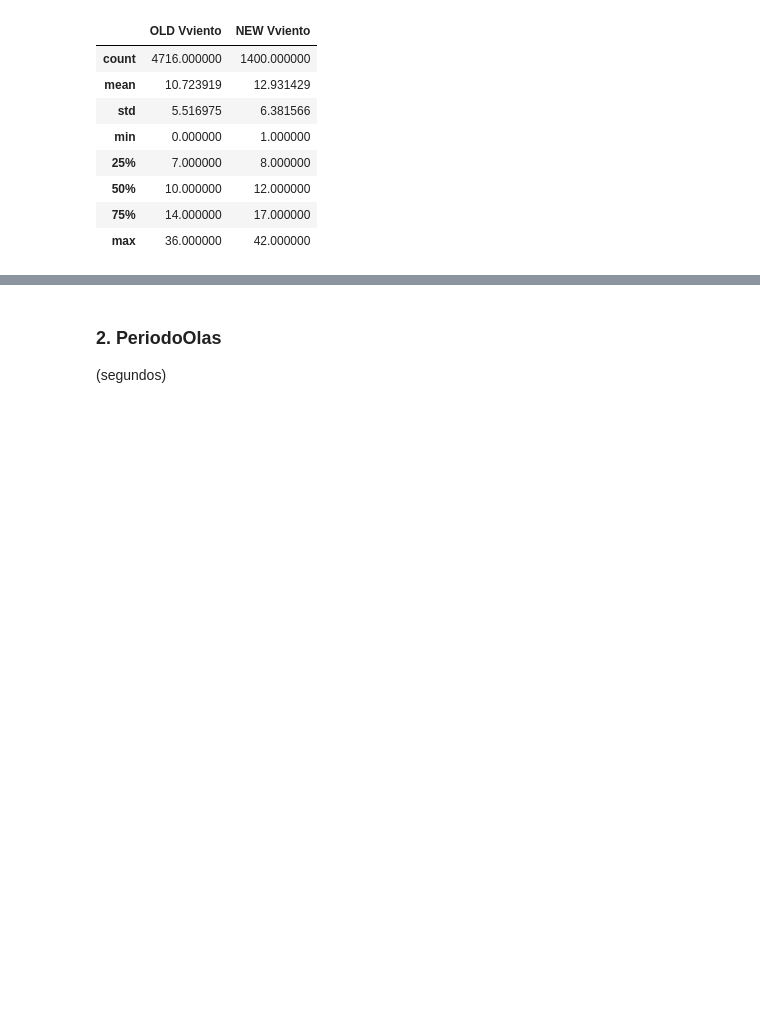
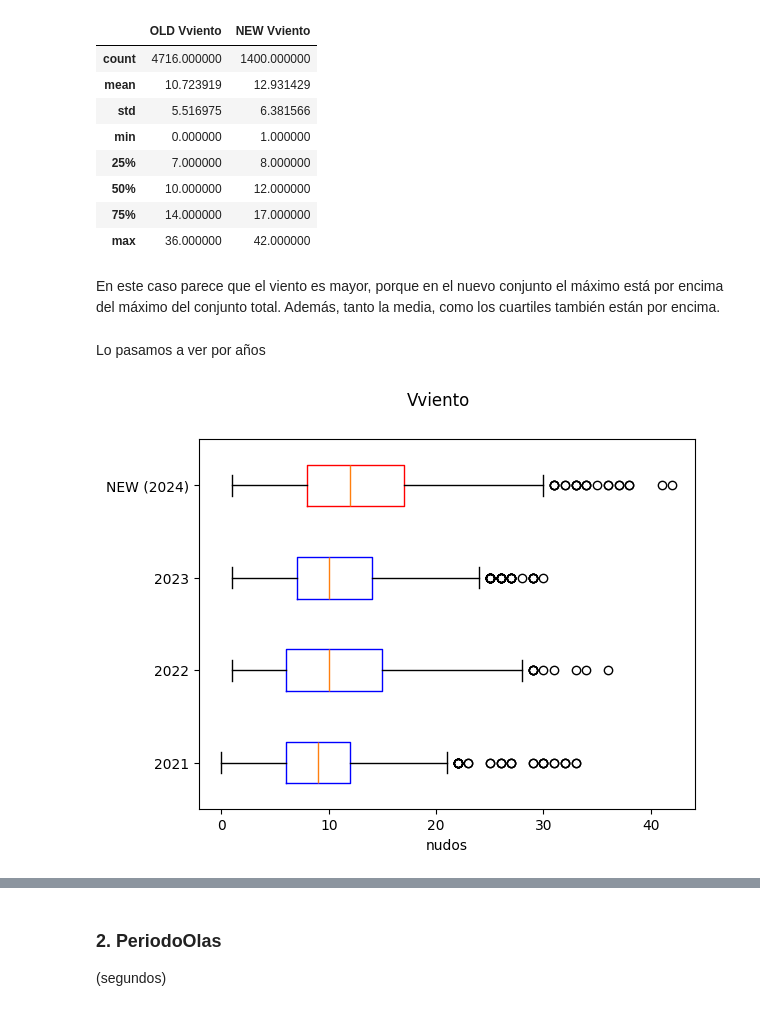
Before and after one commit to MarioBaldocchi/PD, a Jupyter notebook: forecasts/monitorizacion.ipynb, the cells around one changed output, grey strips where cells are left out. Cells and saved outputs as stored; diff of their text form; code cells hidden in the pictures; blank space fills up the shorter version.

```diff
--- a/forecasts/monitorizacion.ipynb
+++ b/forecasts/monitorizacion.ipynb
@@ -111,3 +116,23 @@ def contrast_years(var, xticks, yticks):
+# %%
+def boxplot_years(var, xlabel):
+    data = []
+    years = []
+    fig, ax = plt.subplots(1,1)
+    fig.suptitle(var)
+    for i, year in enumerate(df_train.anio.unique()):
+        data.append(df_train[df_train.anio == year][var])
+        years.append(year)
+
+    data.append(df_new[var])
+    years.append('NEW (2024)')
+    boxy = ax.boxplot(data, vert=0)
+    for i, box in enumerate(boxy['boxes']):
+        if (i < 3):
+            box.set_color('blue')
+        else:
+            box.set_color('red')
+    ax.set_yticklabels(years)
+    ax.set_xlabel(xlabel)
 # %% [markdown]
 ### 1. VViento
 (nudos)
@@ -129,3 +154,11 @@ df
 | 50% | 10.000000 | 12.000000 |
 | 75% | 14.000000 | 17.000000 |
 | max | 36.000000 | 42.000000 |
+# %% [markdown]
+En este caso parece que el viento es mayor, porque en el nuevo conjunto el máximo está por encima del máximo del conjunto total. Además, tanto la media, como los cuartiles también están por encima.
+# %% [markdown]
+Lo pasamos a ver por años
+# %%
+boxplot_years(var, 'nudos')
+# %% [output]
+[figure, added]
```
Also changed, not shown: parts of 31 cells of this notebook.
